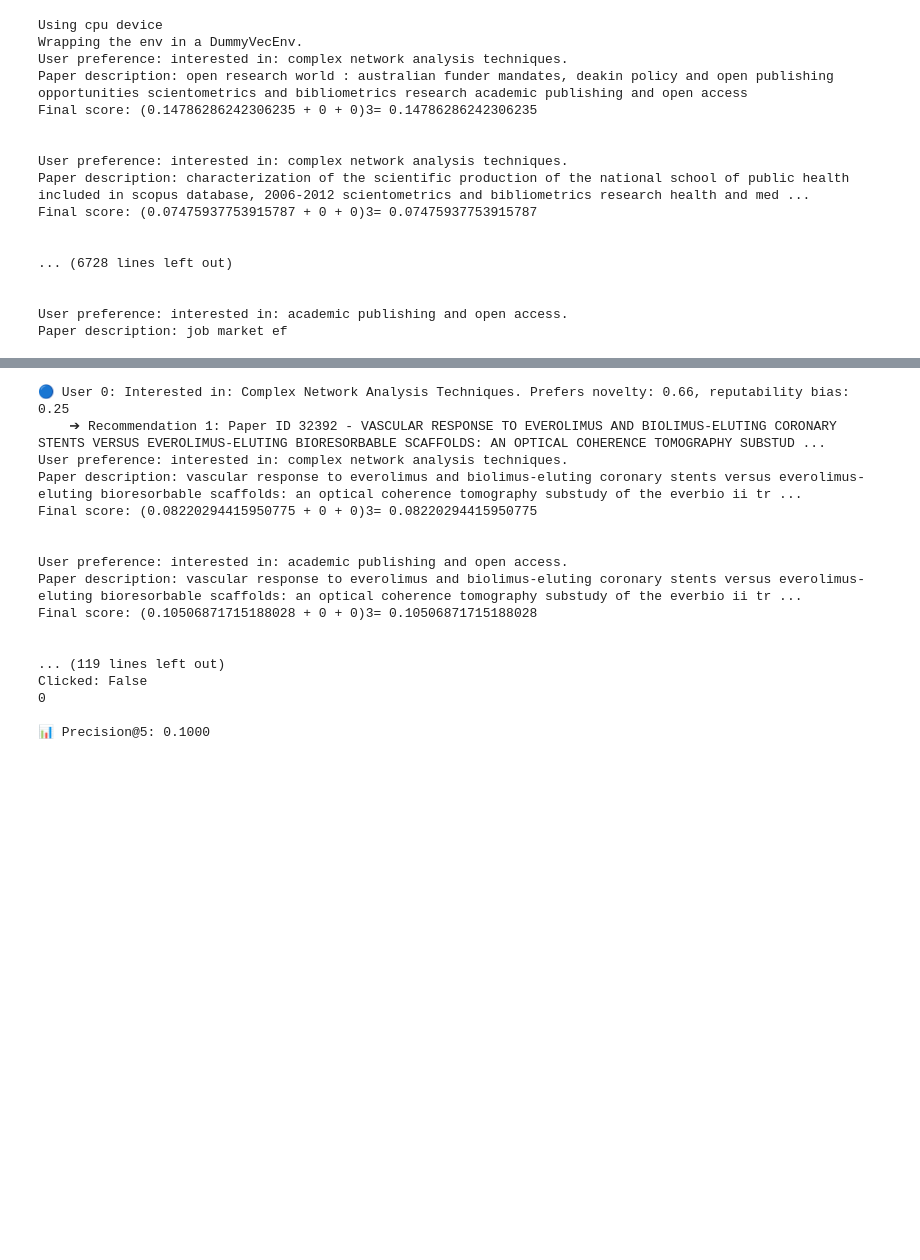
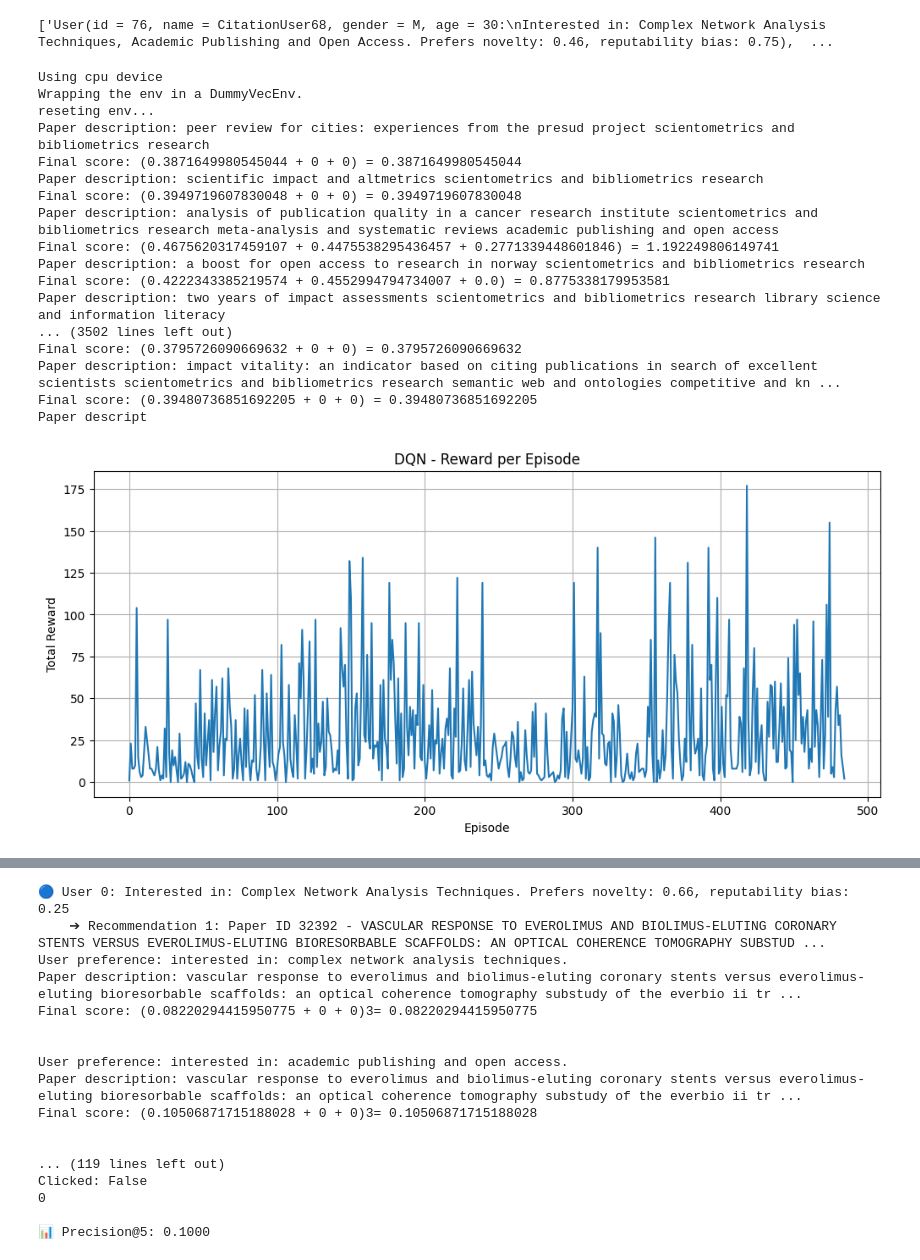
Before and after one commit to Assylnur/SUBER, a Jupyter notebook: notebooks/rule_based_train.ipynb, the cells around one changed output, grey strips where cells are left out. Cells and saved outputs as stored; diff of their text form; code cells hidden in the pictures; blank space fills up the shorter version.

```diff
--- a/notebooks/rule_based_train.ipynb
+++ b/notebooks/rule_based_train.ipynb
@@ -489,7 +484,7 @@ from stable_baselines3.common.monitor import Monitor
 # from environment.env import Simulatio4RecSys
 from environment.items_selection import GreedySelector
 from environment.reward_perturbator import NoPerturbator
-from environment.reward_shaping import IdentityRewardShaping
+from environment.reward_shaping import IdentityRewardShaping, RewardReshapingExpDecayTime
 from environment.citations.citation_loader import CitationsLoader
 from environment.citations.citations_retrieval import CitationsRetrieval
 from environment.users.citation_users_loader import CitationUsersLoader
@@ -508,10 +503,12 @@ rater = RuleBasedCitationRater(bert_model=bert_model)
 
 
 csv_path = "../environment/citations/datasets/cleaned-scientometrics-and-bibliometrics-research.csv"
-users_path = "../environment/users/datasets/selected_users.json"
+users_path = "../environment/users/datasets/single_user.json"
 
 items_loader = CitationsLoader(csv_path)
 users_loader = CitationUsersLoader(users_path)
+
+print([user.__str__() for user in users_loader.get_users()])
 
 # --- Environment ---
 raw_env = Simulatio4RecSys(
@@ -521,49 +518,56 @@ raw_env = Simulatio4RecSys(
     items_selector=GreedySelector(),
     reward_perturbator=NoPerturbator(),
     items_retrieval=CitationsRetrieval(),
-    reward_shaping=IdentityRewardShaping(),
+    reward_shaping=RewardReshapingExpDecayTime(),
     llm_rater=rater
 )
 
 env = FlatObsWrapper(raw_env)
 env = Monitor(env)
+# %% [output]
+['User(id = 76, name = CitationUser68, gender = M, age = 30:\nInterested in: Complex Network Analysis Techniques, Academic Publishing and Open Access. Prefers novelty: 0.46, reputability bias: 0.75),  ...
 # %%
 model = DQN("MultiInputPolicy", env, verbose=1,
             device="cpu",
-            exploration_fraction=0.1,
-            learning_starts=1000, buffer_size=50000, batch_size=32)
+            exploration_fraction=0.7,
+            learning_starts=1000,
+            buffer_size=50000,
+            batch_size=64,
+            target_update_interval=500,
+            exploration_final_eps=0.2)
 model.learn(total_timesteps=10000)
 # model.save("models/dqn_citation_recommender_rule")
 
 # ===============================
 # Plot Rewards
 # ===============================
 
 rewards = env.get_episode_rewards()
 plt.figure(figsize=(12, 5))
 plt.plot(rewards)
 plt.title("DQN - Reward per Episode")
 plt.xlabel("Episode")
 plt.ylabel("Total Reward")
 plt.grid(True)
 plt.show()
 # %% [output]
 Using cpu device
 Wrapping the env in a DummyVecEnv.
-User preference: interested in: complex network analysis techniques.
-Paper description: open research world : australian funder mandates, deakin policy and open publishing opportunities scientometrics and bibliometrics research academic publishing and open access
-Final score: (0.14786286242306235 + 0 + 0)3= 0.14786286242306235
-
-
-User preference: interested in: complex network analysis techniques.
-Paper description: characterization of the scientific production of the national school of public health included in scopus database, 2006-2012 scientometrics and bibliometrics research health and med ...
-Final score: (0.07475937753915787 + 0 + 0)3= 0.07475937753915787
-
-
-... (6728 lines left out)
-
-
-User preference: interested in: academic publishing and open access.
-Paper description: job market ef
+reseting env...
+Paper description: peer review for cities: experiences from the presud project scientometrics and bibliometrics research
+Final score: (0.3871649980545044 + 0 + 0) = 0.3871649980545044
+Paper description: scientific impact and altmetrics scientometrics and bibliometrics research
+Final score: (0.3949719607830048 + 0 + 0) = 0.3949719607830048
+Paper description: analysis of publication quality in a cancer research institute scientometrics and bibliometrics research meta-analysis and systematic reviews academic publishing and open access
+Final score: (0.4675620317459107 + 0.4475538295436457 + 0.2771339448601846) = 1.192249806149741
+Paper description: a boost for open access to research in norway scientometrics and bibliometrics research
+Final score: (0.4222343385219574 + 0.4552994794734007 + 0.0) = 0.8775338179953581
+Paper description: two years of impact assessments scientometrics and bibliometrics research library science and information literacy
+... (3502 lines left out)
+Final score: (0.3795726090669632 + 0 + 0) = 0.3795726090669632
+Paper description: impact vitality: an indicator based on citing publications in search of excellent scientists scientometrics and bibliometrics research semantic web and ontologies competitive and kn ...
+Final score: (0.39480736851692205 + 0 + 0) = 0.39480736851692205
+Paper descript
+[figure, added]
 # %%
 import torch
```
Also changed, not shown: parts of 6 cells of this notebook, 11 other files.
